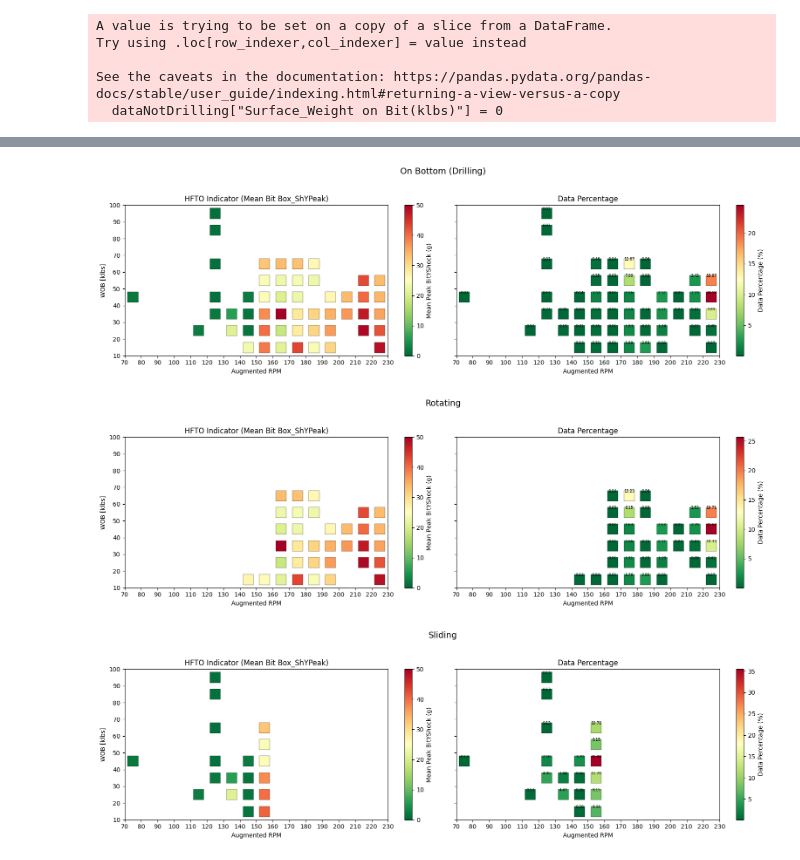
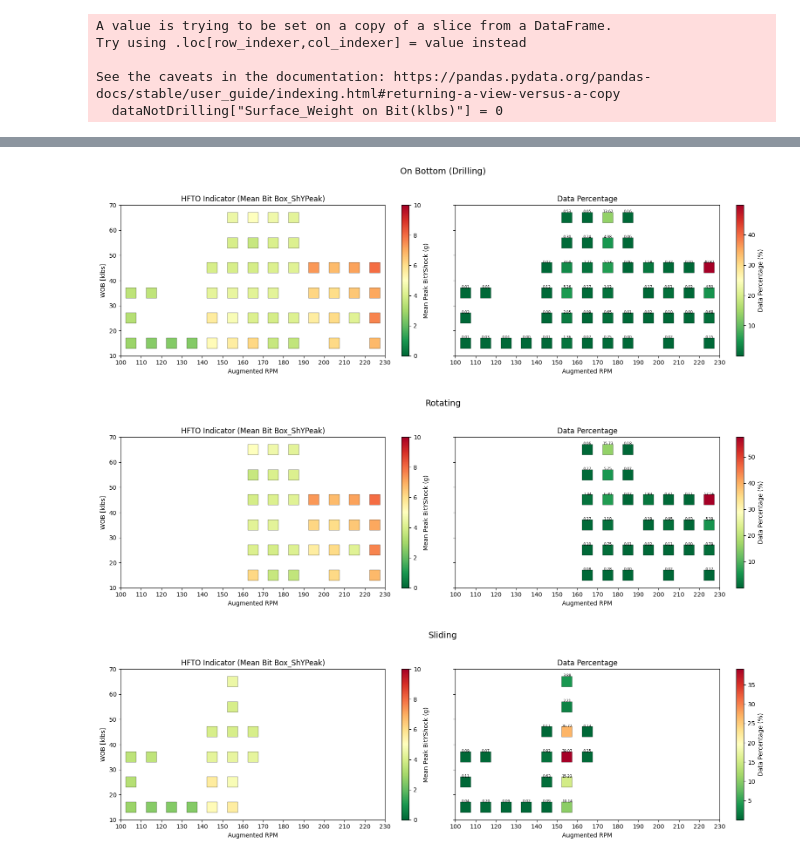
Before and after one commit to Is-Xu1/hfto_graphs, a Jupyter notebook: visualization_script-1.ipynb, the cells around one changed output, grey strips where cells are left out. Saved outputs shown, nothing was run; the diff lists cells and outputs as text; code cells hidden in the pictures.

```diff
--- a/visualization_script-1.ipynb
+++ b/visualization_script-1.ipynb
@@ -4,10 +4,10 @@ import numpy as np
 import seaborn as sns
 import matplotlib.pyplot as plt
 # %%
-data1 = pd.read_csv('BHA 35r1 650-05-551 - output data.csv', skiprows=35)
-torsionalCol = "Bit Box_ShYpeak(g)"
-lateralCol = "Bit Box_ShZpeak(g)"
-axialCol = "Bit Box_ShXpeak(g)"
+data = pd.read_csv('UofU 650-05-546 BHA 38 - output data.csv', skiprows=35)
+torsionalCol = "Bit Box_ShYrms(g)"
+lateralCol = "Bit Box_ShZrms(g)"
+axialCol = "Bit Box_ShXrms(g)"
 # %%
 missing_values = data.isnull().sum()
 print("Missing values per column:\n", missing_values[missing_values > 0])
@@ -241,7 +245,7 @@ for df in states.values():
                 all_pct_vals.append((len(vals) / n_total) * 100)
 
 hfto_vmin = 0
-hfto_vmax = 50
+hfto_vmax = 10
 
 pct_vmin = 0
 pct_vmax = max(all_pct_vals) if len(all_pct_vals) else np.nan
@@ -298,36 +302,36 @@ def plot_state(df, state_name):
 
     # ---- LOCK TICKS TO BIN EDGES ----
     for ax in axes:
         ax.set_xlim(rpm_edges[0], rpm_edges[-1])
         ax.set_ylim(wob_edges[0], wob_edges[-1])
         ax.set_xticks(rpm_edges)
         ax.set_yticks(wob_edges)
 
     # Percentage labels
     for x, y, val in zip(RPM.flatten(), WOB.flatten(), pct.flatten()):
         if np.isfinite(val):
             axes[1].text(
                 x,
                 y + 0.15 * nwob,
                 f"{val:.2f}",
                 ha="center",
                 va="bottom",
                 fontsize=6
             )
 
     plt.tight_layout(rect=[0, 0, 1, 0.95])
     plt.show()
 
 
 # -----------------------------
 # Run for each operating state
 # -----------------------------
 for name, df in states.items():
     plot_state(df, name)
 # %% [output]
-[figure, old version]
+[figure, new version]
-[figure, old version]
+[figure, new version]
-[figure, old version]
+[figure, new version]
 # %%
 # ------------------------------------------------------------
 # Operating states
```
Also changed, not shown: parts of 9 cells of this notebook, 29 other files.
